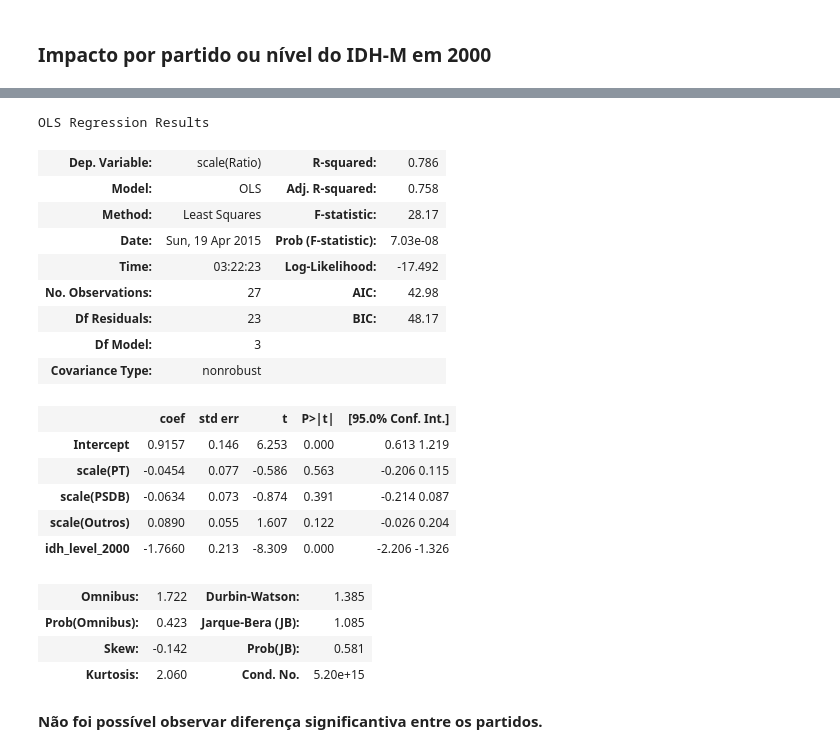
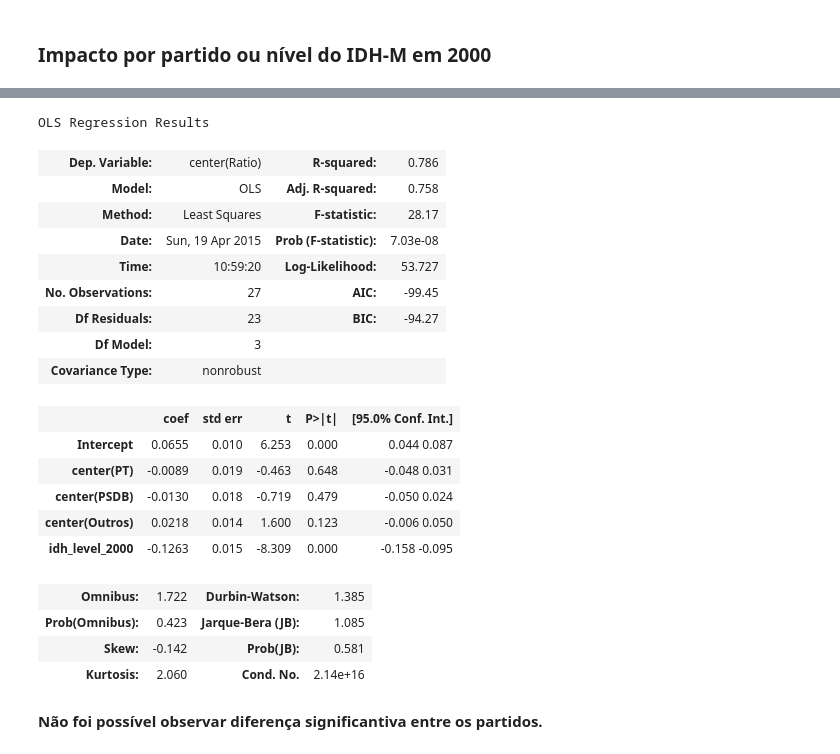
Before and after one commit to xboard/xboard.github.io, a Jupyter notebook: ipynb/IDH.ipynb, the cells around one changed output, grey strips where cells are left out. Cells and saved outputs as stored; diff of their text form; code cells hidden in the pictures.

```diff
--- a/ipynb/IDH.ipynb
+++ b/ipynb/IDH.ipynb
@@ -235,30 +250,30 @@ sns.coefplot("scale(Ratio) ~ scale(PT) + scale(PSDB) + scale(Outros) + scale(idh
 # %%
 from statsmodels.formula.api import ols
 # %%
-formula = "scale(Ratio) ~ scale(PT) + scale(PSDB) + scale(Outros) + idh_level_2000"
+formula = "center(Ratio) ~ center(PT) + center(PSDB) + center(Outros) + idh_level_2000"
 model = ols(formula, df).fit()
 model.summary()
 # %% [output]
 OLS Regression Results
-| Dep. Variable: | scale(Ratio) | R-squared: | 0.786 |
+| Dep. Variable: | center(Ratio) | R-squared: | 0.786 |
 | Model: | OLS | Adj. R-squared: | 0.758 |
 | Method: | Least Squares | F-statistic: | 28.17 |
 | Date: | Sun, 19 Apr 2015 | Prob (F-statistic): | 7.03e-08 |
-| Time: | 03:22:23 | Log-Likelihood: | -17.492 |
-| No. Observations: | 27 | AIC: | 42.98 |
-| Df Residuals: | 23 | BIC: | 48.17 |
+| Time: | 10:59:20 | Log-Likelihood: | 53.727 |
+| No. Observations: | 27 | AIC: | -99.45 |
+| Df Residuals: | 23 | BIC: | -94.27 |
 | Df Model: | 3 |  |  |
 | Covariance Type: | nonrobust |  |  |
 |  | coef | std err | t | P>|t| | [95.0% Conf. Int.] |
-| Intercept | 0.9157 | 0.146 | 6.253 | 0.000 | 0.613 1.219 |
-| scale(PT) | -0.0454 | 0.077 | -0.586 | 0.563 | -0.206 0.115 |
-| scale(PSDB) | -0.0634 | 0.073 | -0.874 | 0.391 | -0.214 0.087 |
-| scale(Outros) | 0.0890 | 0.055 | 1.607 | 0.122 | -0.026 0.204 |
-| idh_level_2000 | -1.7660 | 0.213 | -8.309 | 0.000 | -2.206 -1.326 |
+| Intercept | 0.0655 | 0.010 | 6.253 | 0.000 | 0.044 0.087 |
+| center(PT) | -0.0089 | 0.019 | -0.463 | 0.648 | -0.048 0.031 |
+| center(PSDB) | -0.0130 | 0.018 | -0.719 | 0.479 | -0.050 0.024 |
+| center(Outros) | 0.0218 | 0.014 | 1.600 | 0.123 | -0.006 0.050 |
+| idh_level_2000 | -0.1263 | 0.015 | -8.309 | 0.000 | -0.158 -0.095 |
 | Omnibus: | 1.722 | Durbin-Watson: | 1.385 |
 | Prob(Omnibus): | 0.423 | Jarque-Bera (JB): | 1.085 |
 | Skew: | -0.142 | Prob(JB): | 0.581 |
-| Kurtosis: | 2.060 | Cond. No. | 5.20e+15 |
+| Kurtosis: | 2.060 | Cond. No. | 2.14e+16 |
 # %% [markdown]
 **Não foi possível observar diferença significantiva entre os partidos.**
 # %% [markdown]
```
Also changed, not shown: parts of 13 cells of this notebook.
